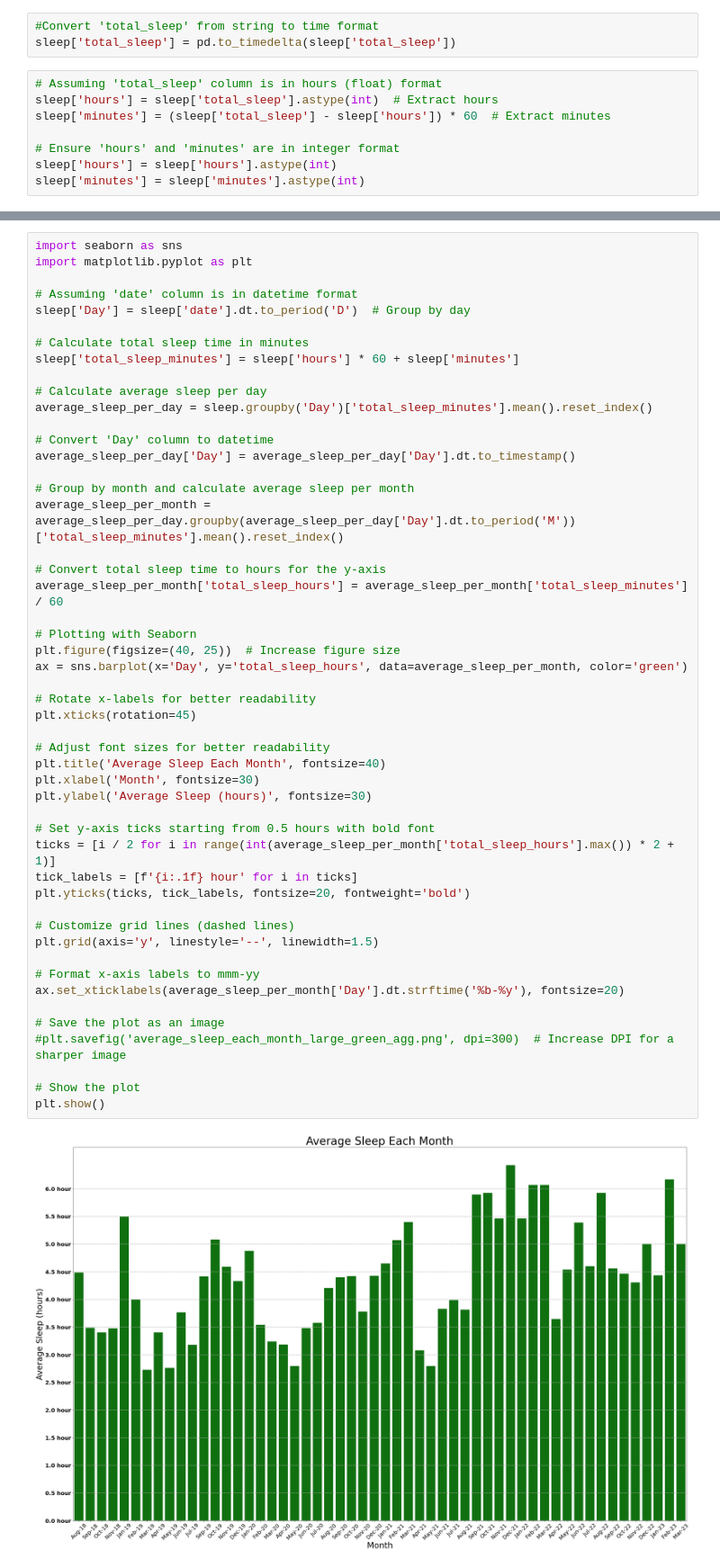
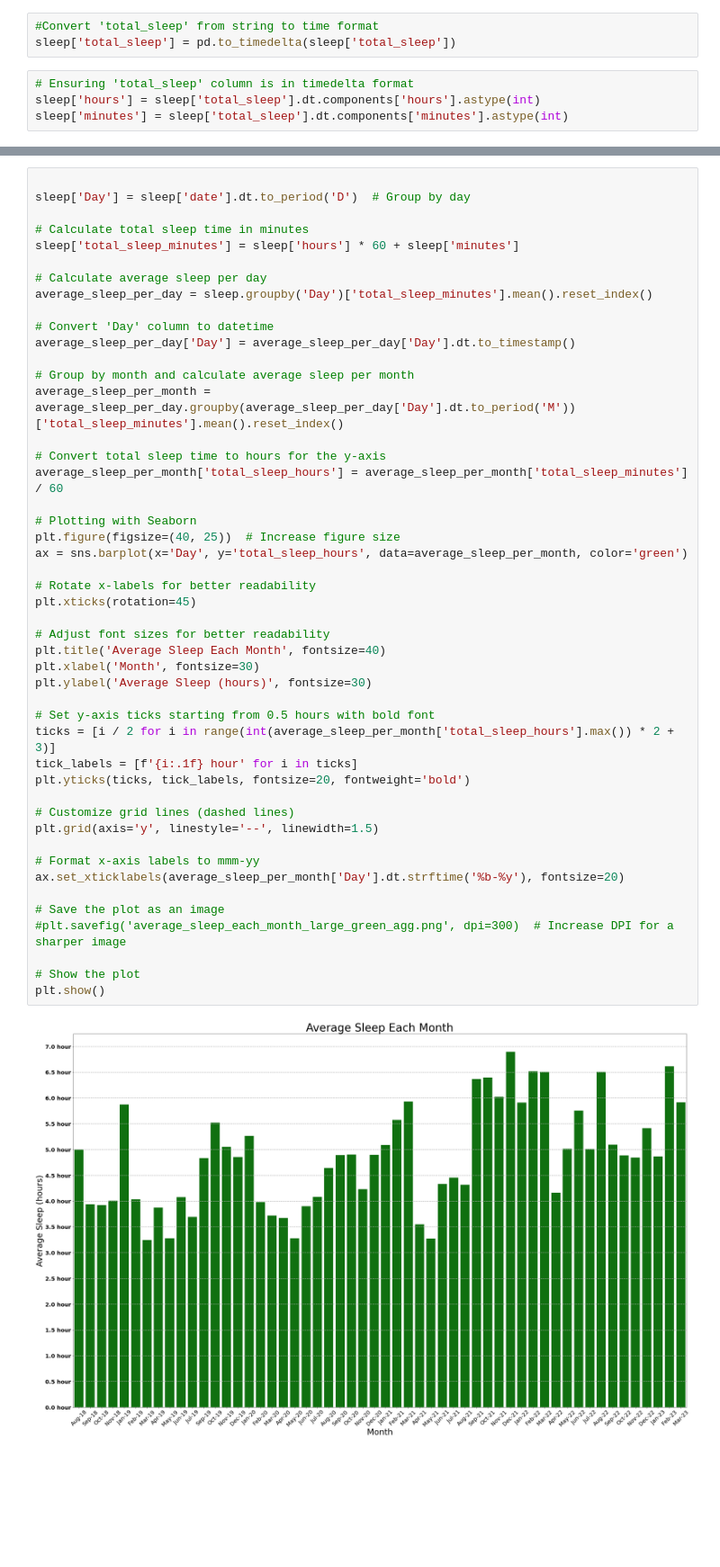
Before and after one commit to aizazurrahman/Sleep_Analysis, a Jupyter notebook: Sleep Analysis.ipynb, the cells around one changed output, grey strips where cells are left out. Shown at 90% size. Saved outputs shown, nothing was run; the diff lists cells and outputs as text; blank space fills up the shorter version.

```diff
--- a/Sleep Analysis.ipynb
+++ b/Sleep Analysis.ipynb
@@ -62,10 +56,6 @@ sleep['date'] = pd.to_datetime(sleep['date'], format='%m/%d/%Y')
 #Convert 'total_sleep' from string to time format
 sleep['total_sleep'] = pd.to_timedelta(sleep['total_sleep'])
 # %%
-# Assuming 'total_sleep' column is in hours (float) format
-sleep['hours'] = sleep['total_sleep'].astype(int)  # Extract hours
-sleep['minutes'] = (sleep['total_sleep'] - sleep['hours']) * 60  # Extract minutes
-
-# Ensure 'hours' and 'minutes' are in integer format
-sleep['hours'] = sleep['hours'].astype(int)
-sleep['minutes'] = sleep['minutes'].astype(int)
+# Ensuring 'total_sleep' column is in timedelta format
+sleep['hours'] = sleep['total_sleep'].dt.components['hours'].astype(int)
+sleep['minutes'] = sleep['total_sleep'].dt.components['minutes'].astype(int)
@@ -128,8 +179,5 @@ plt.show()
 # %%
-import seaborn as sns
-import matplotlib.pyplot as plt
 
-# Assuming 'date' column is in datetime format
 sleep['Day'] = sleep['date'].dt.to_period('D')  # Group by day
 
 # Calculate total sleep time in minutes
@@ -148,32 +196,32 @@ average_sleep_per_month = average_sleep_per_day.groupby(average_sleep_per_day['D
 average_sleep_per_month['total_sleep_hours'] = average_sleep_per_month['total_sleep_minutes'] / 60
 
 # Plotting with Seaborn
 plt.figure(figsize=(40, 25))  # Increase figure size
 ax = sns.barplot(x='Day', y='total_sleep_hours', data=average_sleep_per_month, color='green')
 
 # Rotate x-labels for better readability
 plt.xticks(rotation=45)
 
 # Adjust font sizes for better readability
 plt.title('Average Sleep Each Month', fontsize=40)
 plt.xlabel('Month', fontsize=30)
 plt.ylabel('Average Sleep (hours)', fontsize=30)
 
 # Set y-axis ticks starting from 0.5 hours with bold font
-ticks = [i / 2 for i in range(int(average_sleep_per_month['total_sleep_hours'].max()) * 2 + 1)]
+ticks = [i / 2 for i in range(int(average_sleep_per_month['total_sleep_hours'].max()) * 2 + 3)]
 tick_labels = [f'{i:.1f} hour' for i in ticks]
 plt.yticks(ticks, tick_labels, fontsize=20, fontweight='bold')
 
 # Customize grid lines (dashed lines)
 plt.grid(axis='y', linestyle='--', linewidth=1.5)
 
 # Format x-axis labels to mmm-yy
 ax.set_xticklabels(average_sleep_per_month['Day'].dt.strftime('%b-%y'), fontsize=20)
 
 # Save the plot as an image
 #plt.savefig('average_sleep_each_month_large_green_agg.png', dpi=300)  # Increase DPI for a sharper image
 
 # Show the plot
 plt.show()
 # %% [output]
-[figure, old version]
+[figure, new version]
```
Also changed, not shown: parts of 23 cells of this notebook.
